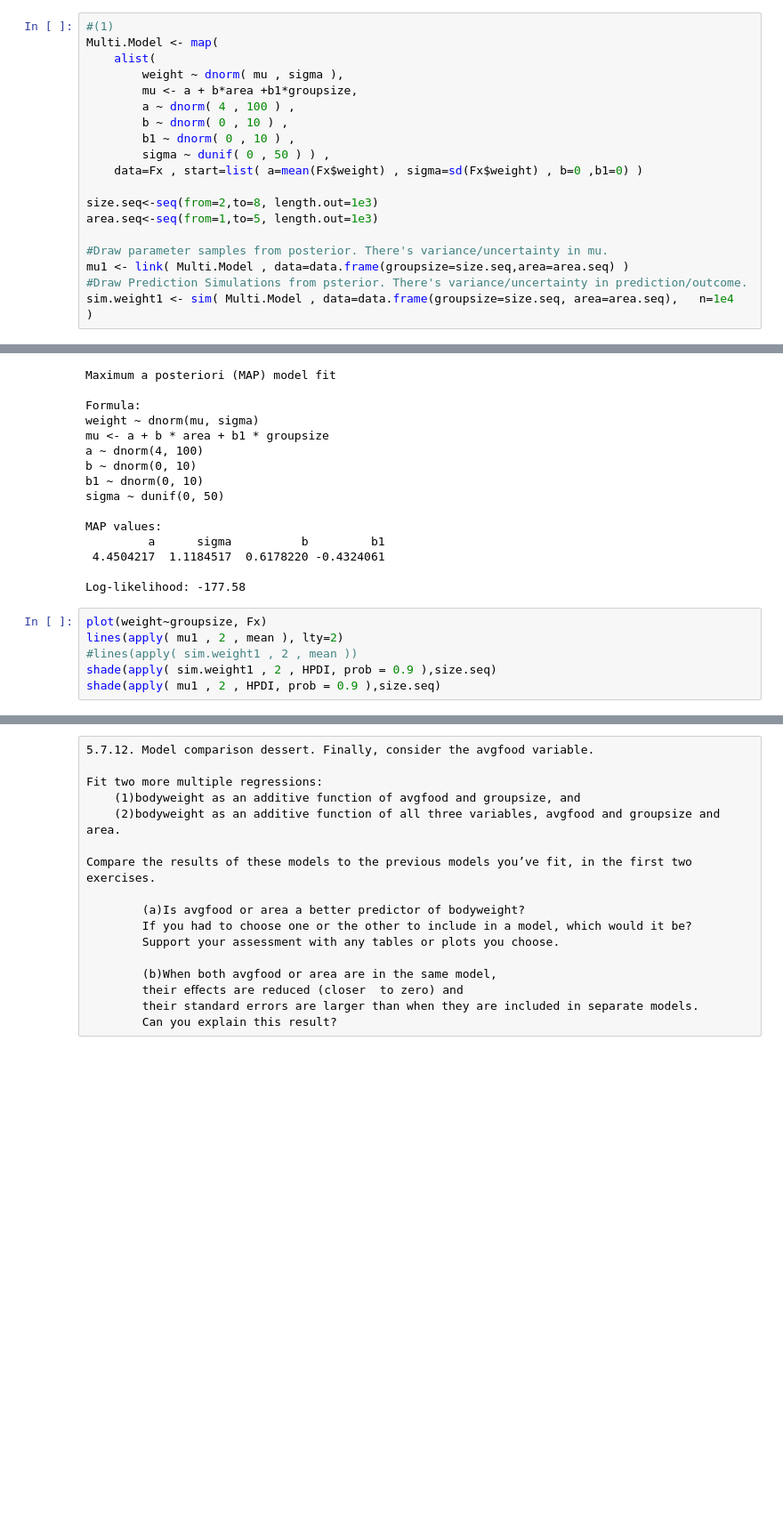
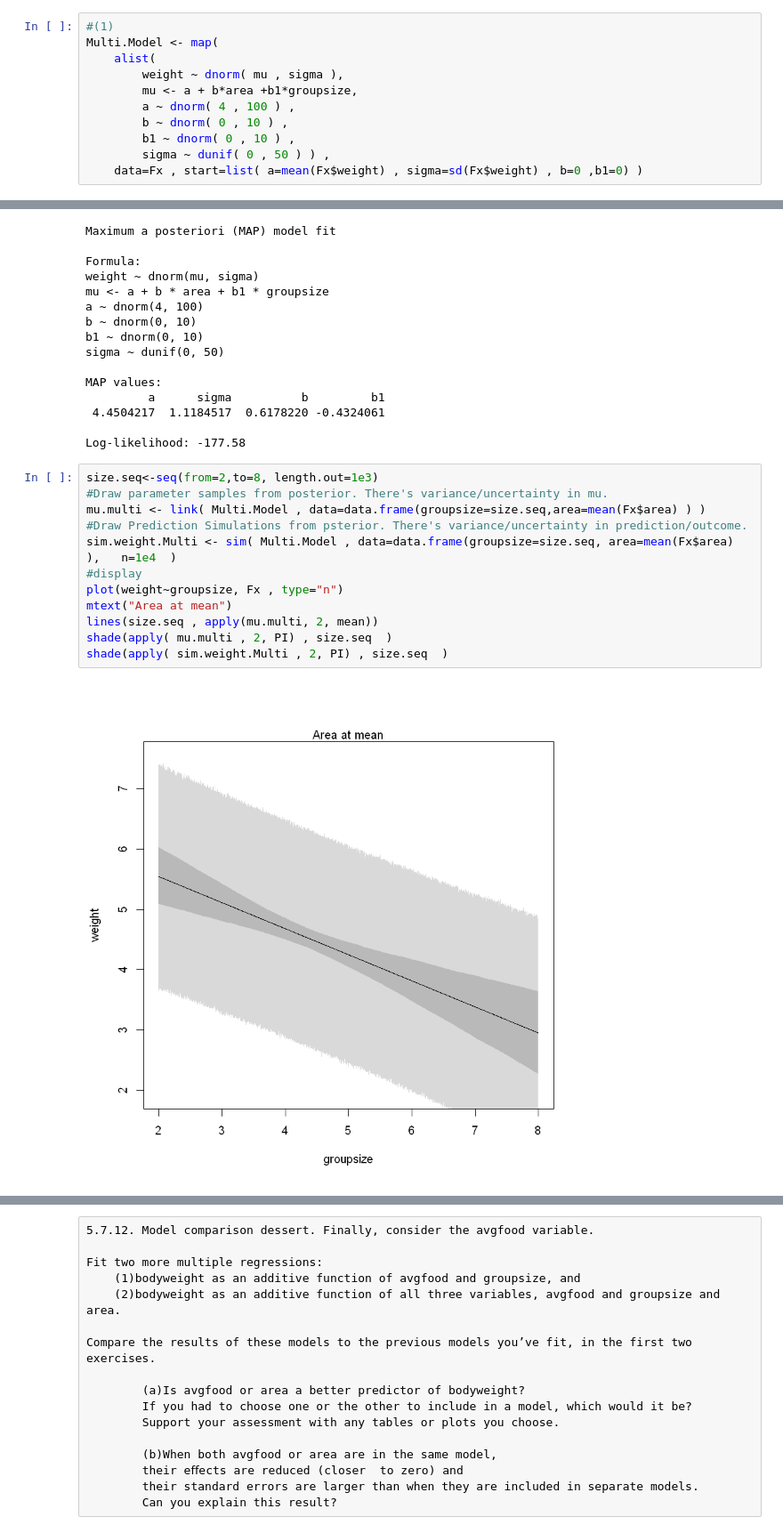
Before and after one commit to hvillamil3/StatisticalRethinkingHW, a Jupyter notebook: Statistical_Rethinking_Homework_Chapter_5.ipynb, the cells around one changed output, grey strips where cells are left out. Shown at 89% size. Cells and saved outputs as stored; diff of their text form; blank space fills up the shorter version.

```diff
--- a/Statistical_Rethinking_Homework_Chapter_5.ipynb
+++ b/Statistical_Rethinking_Homework_Chapter_5.ipynb
@@ -176,14 +179,6 @@ Multi.Model <- map(
         b1 ~ dnorm( 0 , 10 ) ,
         sigma ~ dunif( 0 , 50 ) ) ,
     data=Fx , start=list( a=mean(Fx$weight) , sigma=sd(Fx$weight) , b=0 ,b1=0) )
-
-size.seq<-seq(from=2,to=8, length.out=1e3)
-area.seq<-seq(from=1,to=5, length.out=1e3)
-
-#Draw parameter samples from posterior. There's variance/uncertainty in mu.
-mu1 <- link( Multi.Model , data=data.frame(groupsize=size.seq,area=area.seq) )
-#Draw Prediction Simulations from psterior. There's variance/uncertainty in prediction/outcome.
-sim.weight1 <- sim( Multi.Model , data=data.frame(groupsize=size.seq, area=area.seq),   n=1e4  )
 # %% [output]
 [ 1000 / 1000 ]
 [ 10000 / 10000 ]
@@ -205,9 +200,17 @@ MAP values:
  4.4504217  1.1184517  0.6178220 -0.4324061
 
 Log-likelihood: -177.58
-# %%
-plot(weight~groupsize, Fx)
-lines(apply( mu1 , 2 , mean ), lty=2)
-#lines(apply( sim.weight1 , 2 , mean ))
-shade(apply( sim.weight1 , 2 , HPDI, prob = 0.9 ),size.seq)
-shade(apply( mu1 , 2 , HPDI, prob = 0.9 ),size.seq)
+# %%
+size.seq<-seq(from=2,to=8, length.out=1e3)
+#Draw parameter samples from posterior. There's variance/uncertainty in mu.
+mu.multi <- link( Multi.Model , data=data.frame(groupsize=size.seq,area=mean(Fx$area) ) )
+#Draw Prediction Simulations from psterior. There's variance/uncertainty in prediction/outcome.
+sim.weight.Multi <- sim( Multi.Model , data=data.frame(groupsize=size.seq, area=mean(Fx$area) ),   n=1e4  )
+#display
+plot(weight~groupsize, Fx , type="n")
+mtext("Area at mean")
+lines(size.seq , apply(mu.multi, 2, mean))
+shade(apply( mu.multi , 2, PI) , size.seq  )
+shade(apply( sim.weight.Multi , 2, PI) , size.seq  )
+# %% [output]
+[figure, added]
```
Also changed, not shown: parts of 7 cells of this notebook.
